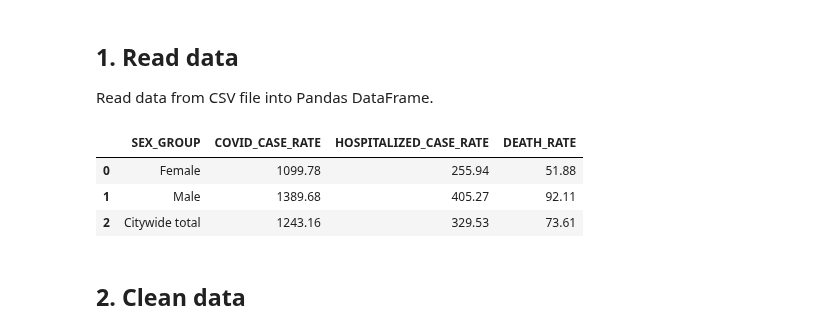
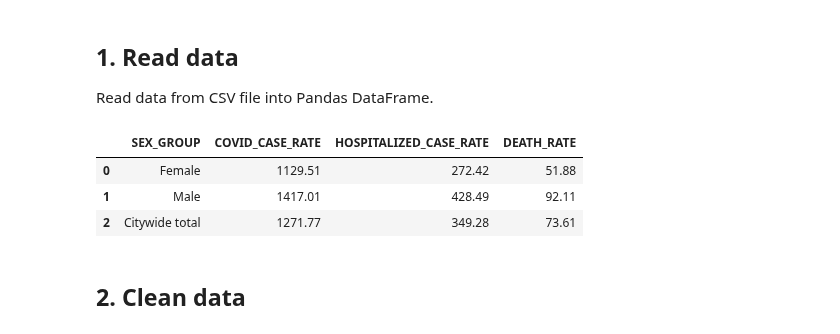
Before and after one commit to carlos-afonso/COVID-19, a Jupyter notebook: notebooks/nyc-covid-19-by-sex.ipynb, the cells around one changed output. Saved outputs shown, nothing was run; the diff lists cells and outputs as text; code cells hidden in the pictures.

```diff
--- a/notebooks/nyc-covid-19-by-sex.ipynb
+++ b/notebooks/nyc-covid-19-by-sex.ipynb
@@ -10,17 +10,17 @@ import pandas as pd
 
 Read data from CSV file into Pandas DataFrame.
 # %%
-update_str = 'as of Apr 12, 2020'
+update_str = 'as of Apr 13, 2020'
 source_str = 'Data: nyc.gov/coronavirus - Plot: carlos-afonso.github.io/COVID-19'
 
 file = '../data/nyc-health-github/by-sex.csv'
 df = pd.read_csv(file)
 df
 # %% [output]
 |  | SEX_GROUP | COVID_CASE_RATE | HOSPITALIZED_CASE_RATE | DEATH_RATE |
-| 0 | Female | 1099.78 | 255.94 | 51.88 |
-| 1 | Male | 1389.68 | 405.27 | 92.11 |
-| 2 | Citywide total | 1243.16 | 329.53 | 73.61 |
+| 0 | Female | 1129.51 | 272.42 | 51.88 |
+| 1 | Male | 1417.01 | 428.49 | 92.11 |
+| 2 | Citywide total | 1271.77 | 349.28 | 73.61 |
 # %% [markdown]
 ## 2. Clean data
 # %%
```
Also changed, not shown: parts of 2 cells of this notebook, 2 other files.
